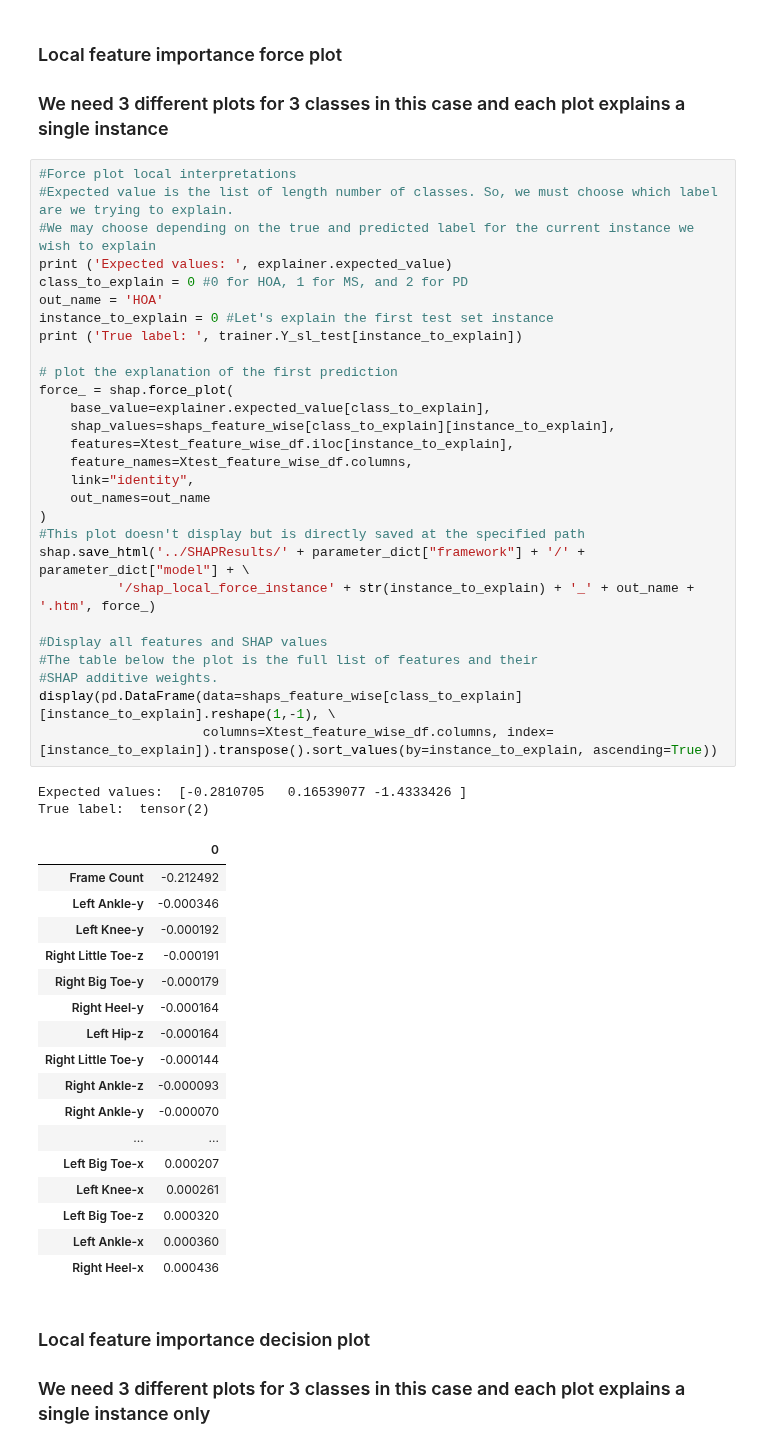
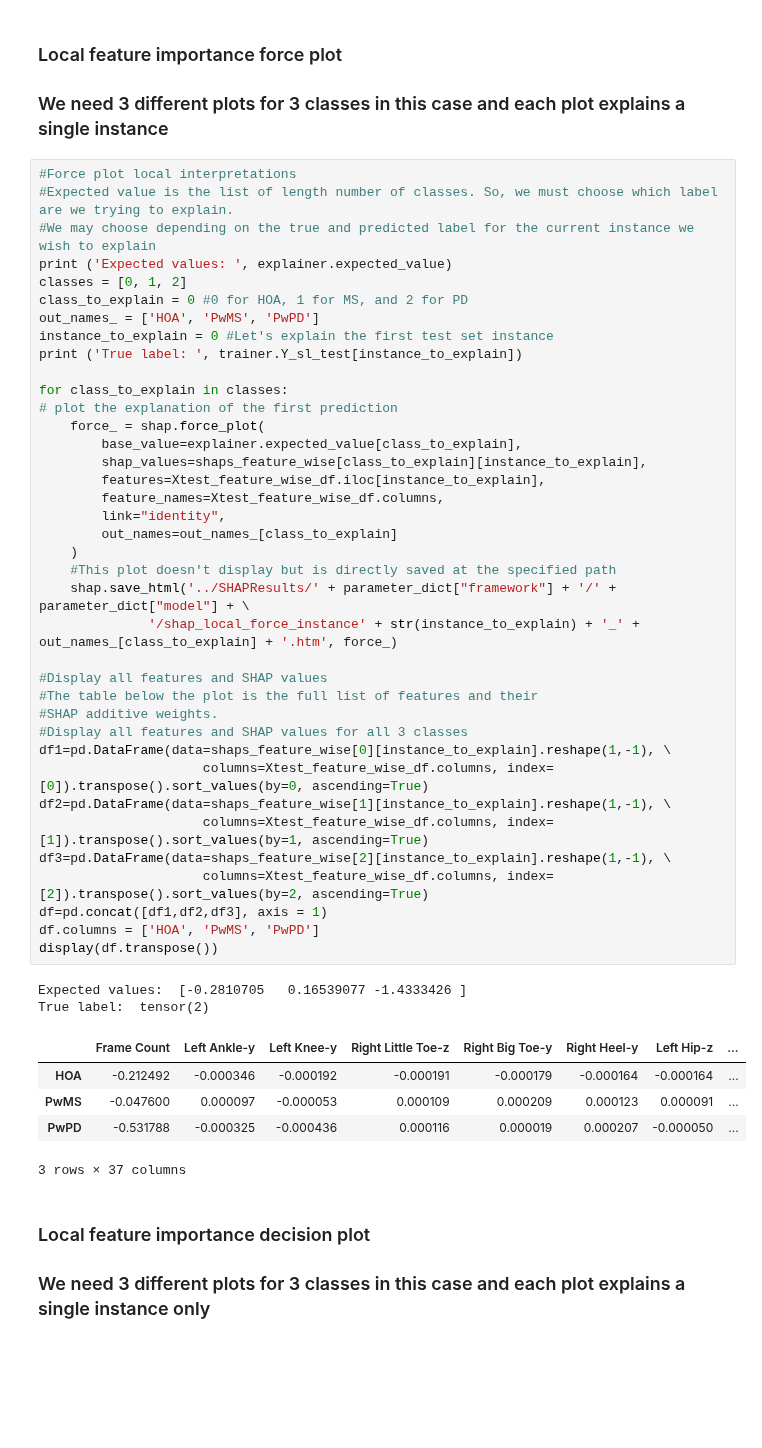
Before and after one commit to kaurrachneet6/Vision-Based-Gait-Analysis-Framework-for-Predicting-Multiple-Sclerosis, a Jupyter notebook: Discussion analysis/SubjectGenWT_SHAP.ipynb, the cells around one changed output. Cells and saved outputs as stored; diff of their text form; blank space fills up the shorter version.

```diff
--- a/Discussion analysis/SubjectGenWT_SHAP.ipynb
+++ b/Discussion analysis/SubjectGenWT_SHAP.ipynb
@@ -381,51 +381,49 @@ For PwPD
 # %%
 #Force plot local interpretations
 #Expected value is the list of length number of classes. So, we must choose which label are we trying to explain.
 #We may choose depending on the true and predicted label for the current instance we wish to explain
 print ('Expected values: ', explainer.expected_value)
+classes = [0, 1, 2]
 class_to_explain = 0 #0 for HOA, 1 for MS, and 2 for PD
-out_name = 'HOA'
+out_names_ = ['HOA', 'PwMS', 'PwPD']
 instance_to_explain = 0 #Let's explain the first test set instance
 print ('True label: ', trainer.Y_sl_test[instance_to_explain])
 
+for class_to_explain in classes:
 # plot the explanation of the first prediction
-force_ = shap.force_plot(
-    base_value=explainer.expected_value[class_to_explain],
-    shap_values=shaps_feature_wise[class_to_explain][instance_to_explain],
-    features=Xtest_feature_wise_df.iloc[instance_to_explain],
-    feature_names=Xtest_feature_wise_df.columns,
-    link="identity",
-    out_names=out_name
-)
-#This plot doesn't display but is directly saved at the specified path
-shap.save_html('../SHAPResults/' + parameter_dict["framework"] + '/' + parameter_dict["model"] + \
-          '/shap_local_force_instance' + str(instance_to_explain) + '_' + out_name + '.htm', force_)
+    force_ = shap.force_plot(
+        base_value=explainer.expected_value[class_to_explain],
+        shap_values=shaps_feature_wise[class_to_explain][instance_to_explain],
+        features=Xtest_feature_wise_df.iloc[instance_to_explain],
+        feature_names=Xtest_feature_wise_df.columns,
+        link="identity",
+        out_names=out_names_[class_to_explain]
+    )
+    #This plot doesn't display but is directly saved at the specified path
+    shap.save_html('../SHAPResults/' + parameter_dict["framework"] + '/' + parameter_dict["model"] + \
+              '/shap_local_force_instance' + str(instance_to_explain) + '_' + out_names_[class_to_explain] + '.htm', force_)
 
 #Display all features and SHAP values
 #The table below the plot is the full list of features and their
 #SHAP additive weights.
-display(pd.DataFrame(data=shaps_feature_wise[class_to_explain][instance_to_explain].reshape(1,-1), \
-                     columns=Xtest_feature_wise_df.columns, index=[instance_to_explain]).transpose().sort_values(by=instance_to_explain, ascending=True))
+#Display all features and SHAP values for all 3 classes
+df1=pd.DataFrame(data=shaps_feature_wise[0][instance_to_explain].reshape(1,-1), \
+                     columns=Xtest_feature_wise_df.columns, index=[0]).transpose().sort_values(by=0, ascending=True)
+df2=pd.DataFrame(data=shaps_feature_wise[1][instance_to_explain].reshape(1,-1), \
+                     columns=Xtest_feature_wise_df.columns, index=[1]).transpose().sort_values(by=1, ascending=True)
+df3=pd.DataFrame(data=shaps_feature_wise[2][instance_to_explain].reshape(1,-1), \
+                     columns=Xtest_feature_wise_df.columns, index=[2]).transpose().sort_values(by=2, ascending=True)
+df=pd.concat([df1,df2,df3], axis = 1)
+df.columns = ['HOA', 'PwMS', 'PwPD']
+display(df.transpose())
 # %% [output]
 Expected values:  [-0.2810705   0.16539077 -1.4333426 ]
 True label:  tensor(2)
-|  | 0 |
-| Frame Count | -0.212492 |
-| Left Ankle-y | -0.000346 |
-| Left Knee-y | -0.000192 |
-| Right Little Toe-z | -0.000191 |
-| Right Big Toe-y | -0.000179 |
-| Right Heel-y | -0.000164 |
-| Left Hip-z | -0.000164 |
-| Right Little Toe-y | -0.000144 |
-| Right Ankle-z | -0.000093 |
-| Right Ankle-y | -0.000070 |
-| ... | ... |
-| Left Big Toe-x | 0.000207 |
-| Left Knee-x | 0.000261 |
-| Left Big Toe-z | 0.000320 |
-| Left Ankle-x | 0.000360 |
-| Right Heel-x | 0.000436 |
+|  | Frame Count | Left Ankle-y | Left Knee-y | Right Little Toe-z | Right Big Toe-y | Right Heel-y | Left Hip-z | ... |
+| HOA | -0.212492 | -0.000346 | -0.000192 | -0.000191 | -0.000179 | -0.000164 | -0.000164 | ... |
+| PwMS | -0.047600 | 0.000097 | -0.000053 | 0.000109 | 0.000209 | 0.000123 | 0.000091 | ... |
+| PwPD | -0.531788 | -0.000325 | -0.000436 | 0.000116 | 0.000019 | 0.000207 | -0.000050 | ... |
+3 rows × 37 columns
 # %% [markdown]
 ### Local feature importance decision plot
 ### We need 3 different plots for 3 classes in this case and each plot explains a single instance only
```
